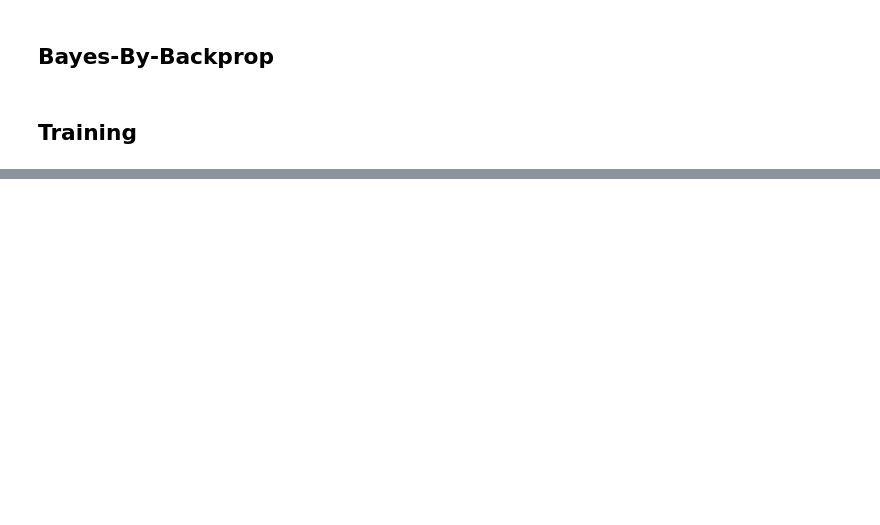
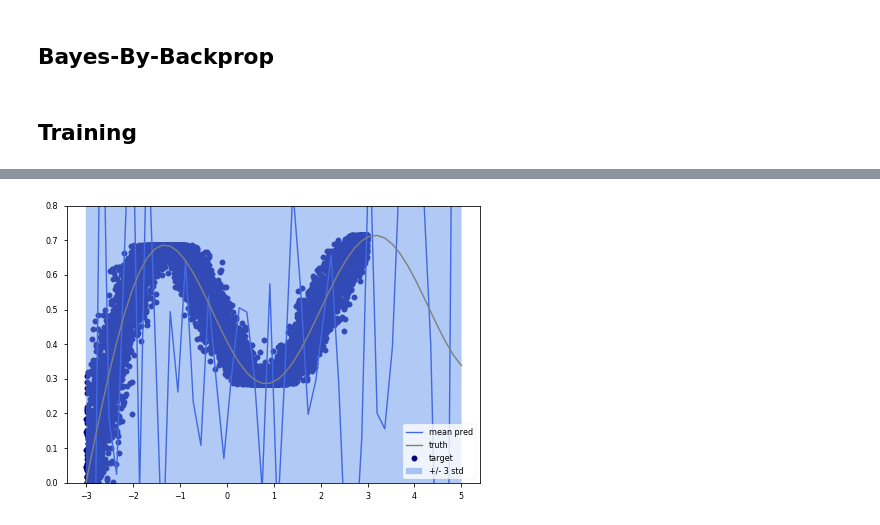
Before and after one commit to DimSum2k/bayes-by-backprop-pytorch, a Jupyter notebook: Regression.ipynb, the cells around one changed output, grey strips where cells are left out. Saved outputs shown, nothing was run; the diff lists cells and outputs as text; code cells hidden in the pictures; blank space fills up the shorter version.

```diff
--- a/Regression.ipynb
+++ b/Regression.ipynb
@@ -479,0 +478,73 @@ tensor([-4840.1782, -4840.7383, -4841.2979, -4841.8584, -4842.4180, -4842.9780,
+# %%
+import matplotlib.pyplot as plt
+import numpy as np
+import torch
+from torch.autograd import Variable
+
+plt.style.use('seaborn-paper')
+# %%
+def f(x, sigma=0):
+    '''Generate data as in section 5.2 from paper'''
+    noise = np.random.normal(0, np.sqrt(sigma), len(x))
+    y = x + 0.3*np.sin(2*np.pi*(x + noise)) + 0.3*np.sin(4*np.pi*(x + noise))
+    return y + noise
+
+sigma = 0.02**2
+x = np.random.uniform(0, 6, 10000)
+y = f(x/10, sigma=sigma).reshape(-1,1)
+x = x-3
+x = x.reshape((-1,1))
+
+#x = np.random.uniform(-4, 4, size=20).reshape((-1, 1))
+#noise = np.random.normal(0, 9, size=20).reshape((-1, 1))
+#y = x ** 3 + noise
+
+Var = lambda x, dtype=torch.FloatTensor: Variable(torch.from_numpy(x).type(dtype))
+X = Var(x)
+Y = Var(y)
+
+# Initialize network
+bnn = BNN(BNNLayer(1, 100, activation='relu', prior_mean=0, prior_rho=0),
+          BNNLayer(100, 100, activation='relu', prior_mean=0, prior_rho=0),
+          BNNLayer(100, 1, activation='none', prior_mean=0, prior_rho=0))
+
+optim = torch.optim.Adam(bnn.parameters(), lr=1e-3)
+
+# Main training loop
+losses = []
+for i_ep in range(500):
+    kl, lg_lklh = bnn.Forward(X, Y, 1, 'Gaussian')
+    loss = BNN.loss_fn(kl, lg_lklh, 1)
+    optim.zero_grad()
+    loss.backward()
+    losses.append(loss.item())
+    optim.step()
+
+
+# Plotting
+plt.scatter(x, y, c='navy', label='target')
+
+x_ = np.linspace(0, 8)
+#y_ = x_ ** 3
+y_ = f(x_/10, sigma=0)
+x_ = x_ - 3
+X_ = Var(x_).unsqueeze(1)
+
+pred_lst = [bnn.forward(X_, mode='MC').data.numpy().squeeze(1) for _ in range(100)]
+
+pred = np.array(pred_lst).T
+pred_mean = pred.mean(axis=1)
+pred_std = pred.std(axis=1)
+
+plt.plot(x_, pred_mean, c='royalblue', label='mean pred')
+plt.fill_between(x_, pred_mean - 3 * pred_std, pred_mean + 3 * pred_std,
+                 color='cornflowerblue', alpha=.5, label='+/- 3 std')
+
+plt.plot(x_, y_, c='grey', label='truth')
+
+plt.legend()
+plt.tight_layout()
+plt.ylim(0,0.8)
+plt.show()
+# %% [output]
+[figure, added]
```
Also changed, not shown: parts of 22 cells of this notebook, 7 other files.
